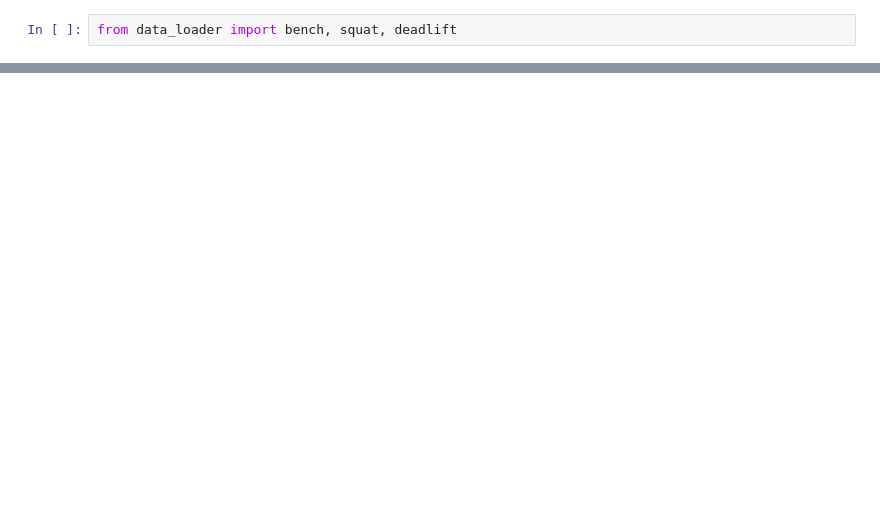
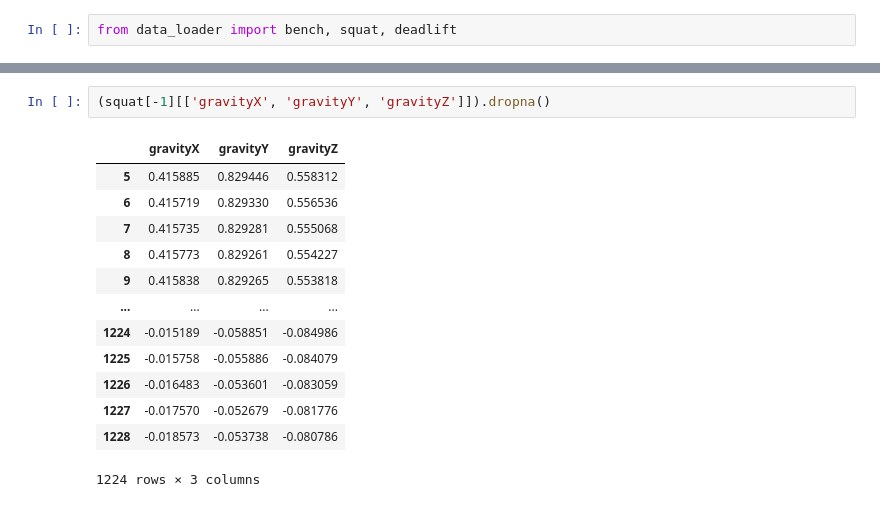
Before and after one commit to NealC17/senior_design, a Jupyter notebook: rep_counting.ipynb, the cells around one changed output, grey strips where cells are left out. Cells and saved outputs as stored; diff of their text form; blank space fills up the shorter version.

```diff
--- a/rep_counting.ipynb
+++ b/rep_counting.ipynb
@@ -73,0 +139,16 @@ analyze_centered_signals(bench[15], "centered gravity signals")
+# %%
+(squat[-1][['gravityX', 'gravityY', 'gravityZ']]).dropna()
+# %% [output]
+|  | gravityX | gravityY | gravityZ |
+| 5 | 0.415885 | 0.829446 | 0.558312 |
+| 6 | 0.415719 | 0.829330 | 0.556536 |
+| 7 | 0.415735 | 0.829281 | 0.555068 |
+| 8 | 0.415773 | 0.829261 | 0.554227 |
+| 9 | 0.415838 | 0.829265 | 0.553818 |
+| ... | ... | ... | ... |
+| 1224 | -0.015189 | -0.058851 | -0.084986 |
+| 1225 | -0.015758 | -0.055886 | -0.084079 |
+| 1226 | -0.016483 | -0.053601 | -0.083059 |
+| 1227 | -0.017570 | -0.052679 | -0.081776 |
+| 1228 | -0.018573 | -0.053738 | -0.080786 |
+1224 rows × 3 columns
```
Also changed, not shown: parts of 24 cells of this notebook, 14 other files.
